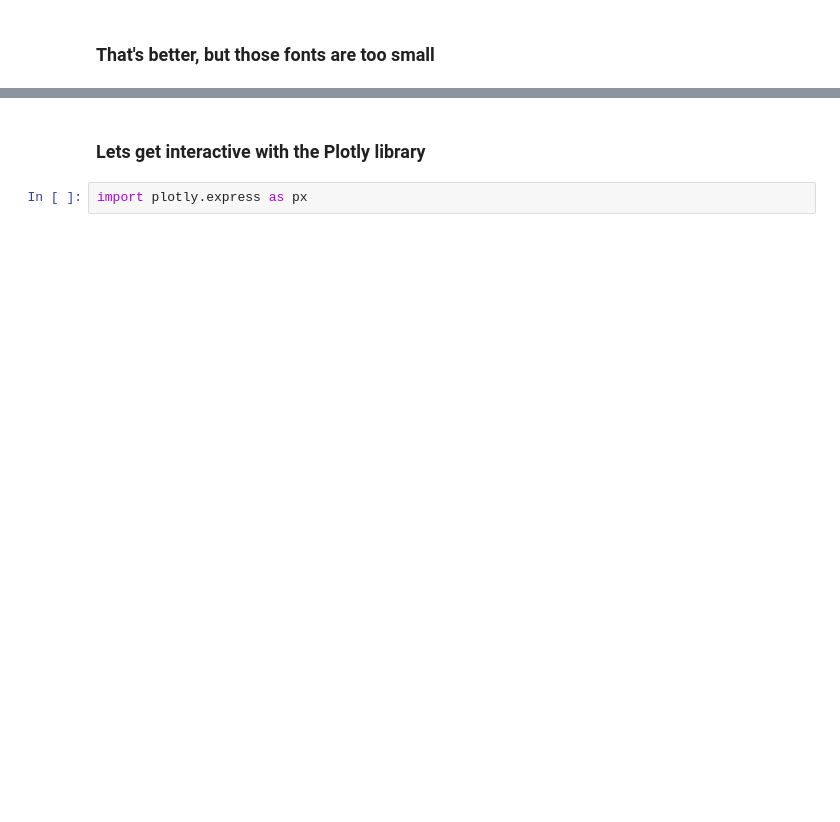
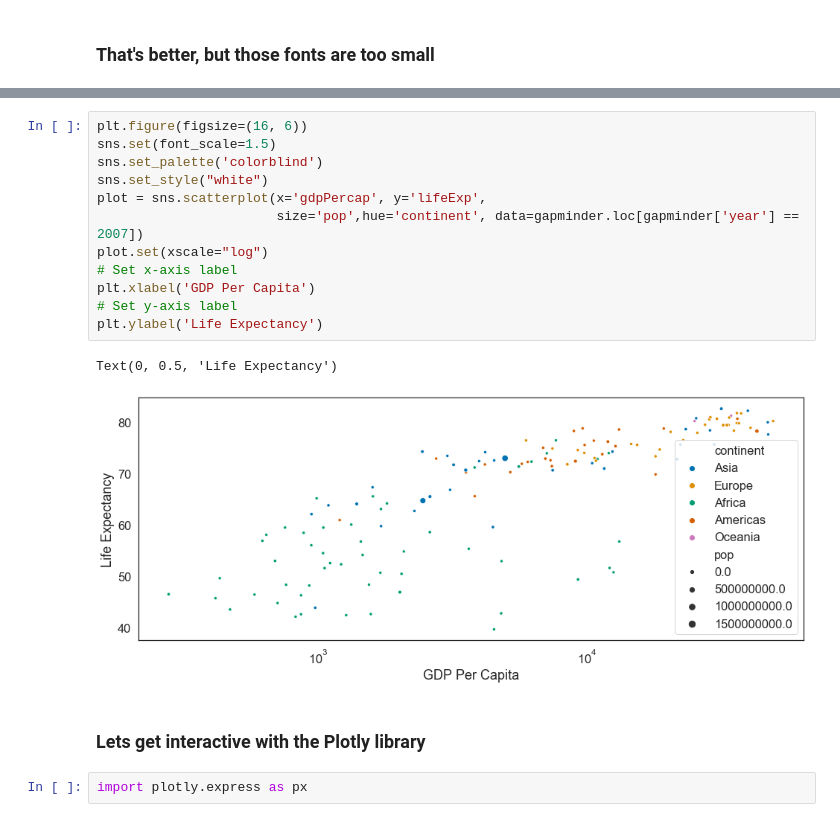
Before and after one commit to geekypete/python-data-vis, a Jupyter notebook: python-data-vis-tutorial.ipynb, the cells around one changed output, grey strips where cells are left out. Cells and saved outputs as stored; diff of their text form; blank space fills up the shorter version.

```diff
--- a/python-data-vis-tutorial.ipynb
+++ b/python-data-vis-tutorial.ipynb
@@ -183,3 +224,18 @@ sns.catplot(x='continent', y='lifeExp',
+# %%
+plt.figure(figsize=(16, 6))
+sns.set(font_scale=1.5)
+sns.set_palette('colorblind')
+sns.set_style("white")
+plot = sns.scatterplot(x='gdpPercap', y='lifeExp',
+                       size='pop',hue='continent', data=gapminder.loc[gapminder['year'] == 2007])
+plot.set(xscale="log")
+# Set x-axis label
+plt.xlabel('GDP Per Capita')
+# Set y-axis label
+plt.ylabel('Life Expectancy')
+# %% [output]
+Text(0, 0.5, 'Life Expectancy')
+[figure, added]
 # %% [markdown]
 ### Lets get interactive with the Plotly library
 # %%
```
Also changed, not shown: parts of 8 cells of this notebook.
